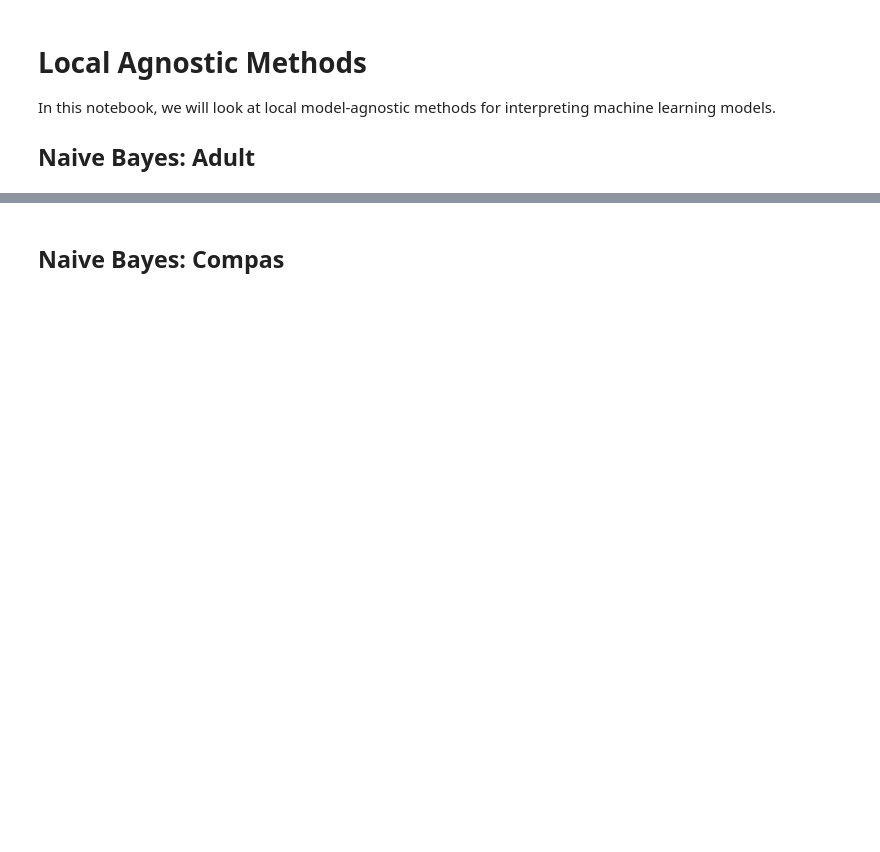
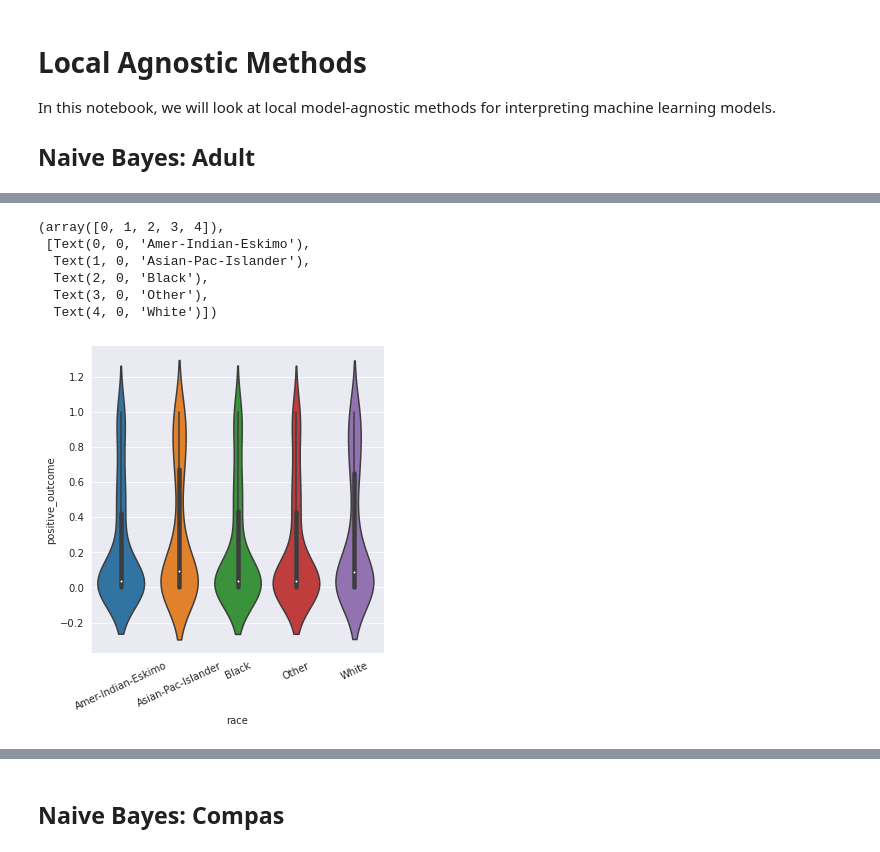
Before and after one commit to bcwein/Forseti, a Jupyter notebook: notebooks/local-agnostic.ipynb, the cells around one changed output, grey strips where cells are left out. Saved outputs shown, nothing was run; the diff lists cells and outputs as text; code cells hidden in the pictures; blank space fills up the shorter version.

```diff
--- a/notebooks/local-agnostic.ipynb
+++ b/notebooks/local-agnostic.ipynb
@@ -37,2 +49,19 @@ model.ICEplot('gender', samples=100)
+# %%
+df = model.ICE('race', samples=100)
+sns.catplot(
+    x='race',
+    y='positive_outcome',
+    data=df,
+    kind=kind
+)
+plt.xticks(rotation=25)
+# %% [output]
+(array([0, 1, 2, 3, 4]),
+ [Text(0, 0, 'Amer-Indian-Eskimo'),
+  Text(1, 0, 'Asian-Pac-Islander'),
+  Text(2, 0, 'Black'),
+  Text(3, 0, 'Other'),
+  Text(4, 0, 'White')])
+[figure, added]
 # %%
 sensitives = ['gender', 'race']
```
Also changed, not shown: parts of 20 cells of this notebook.
